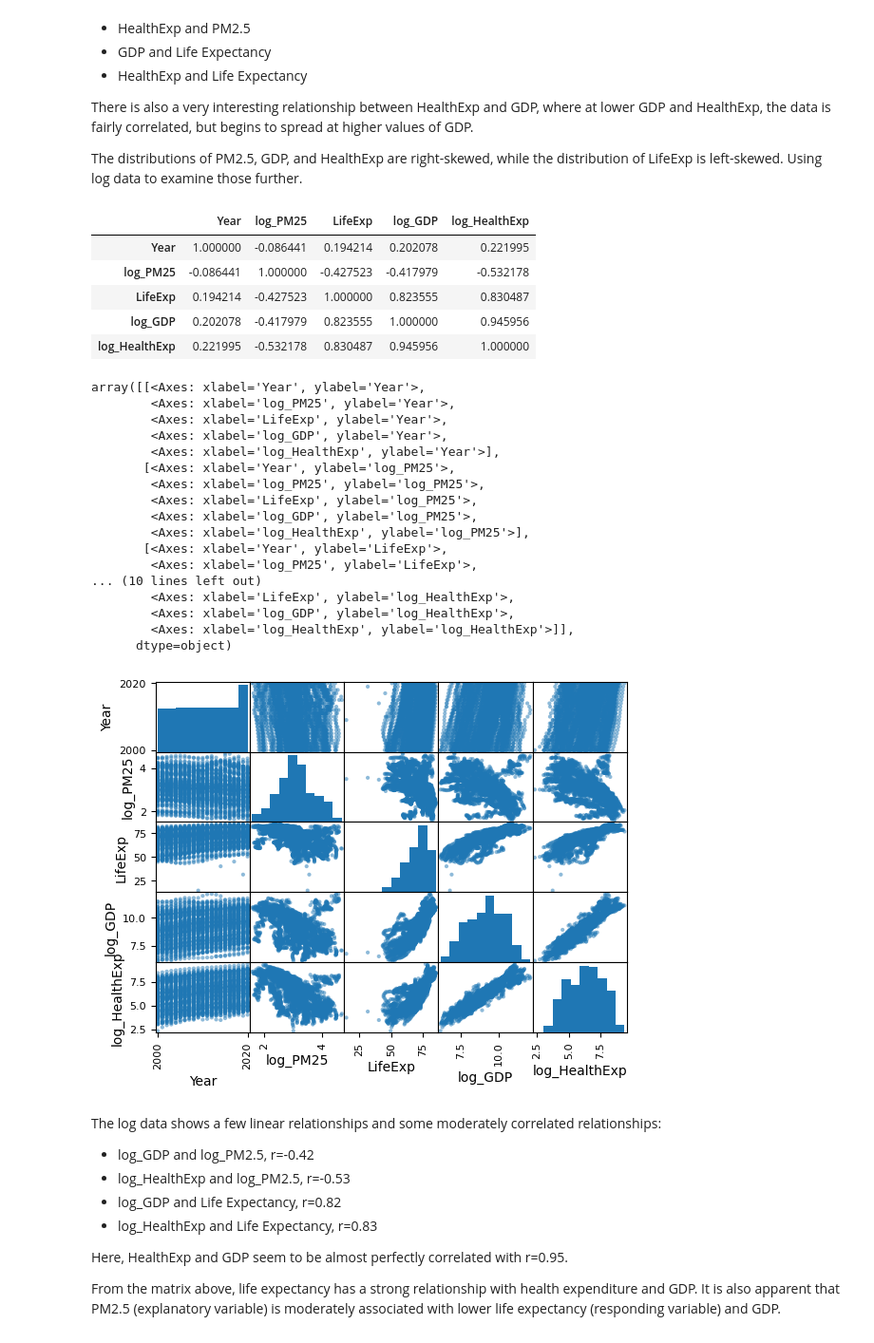
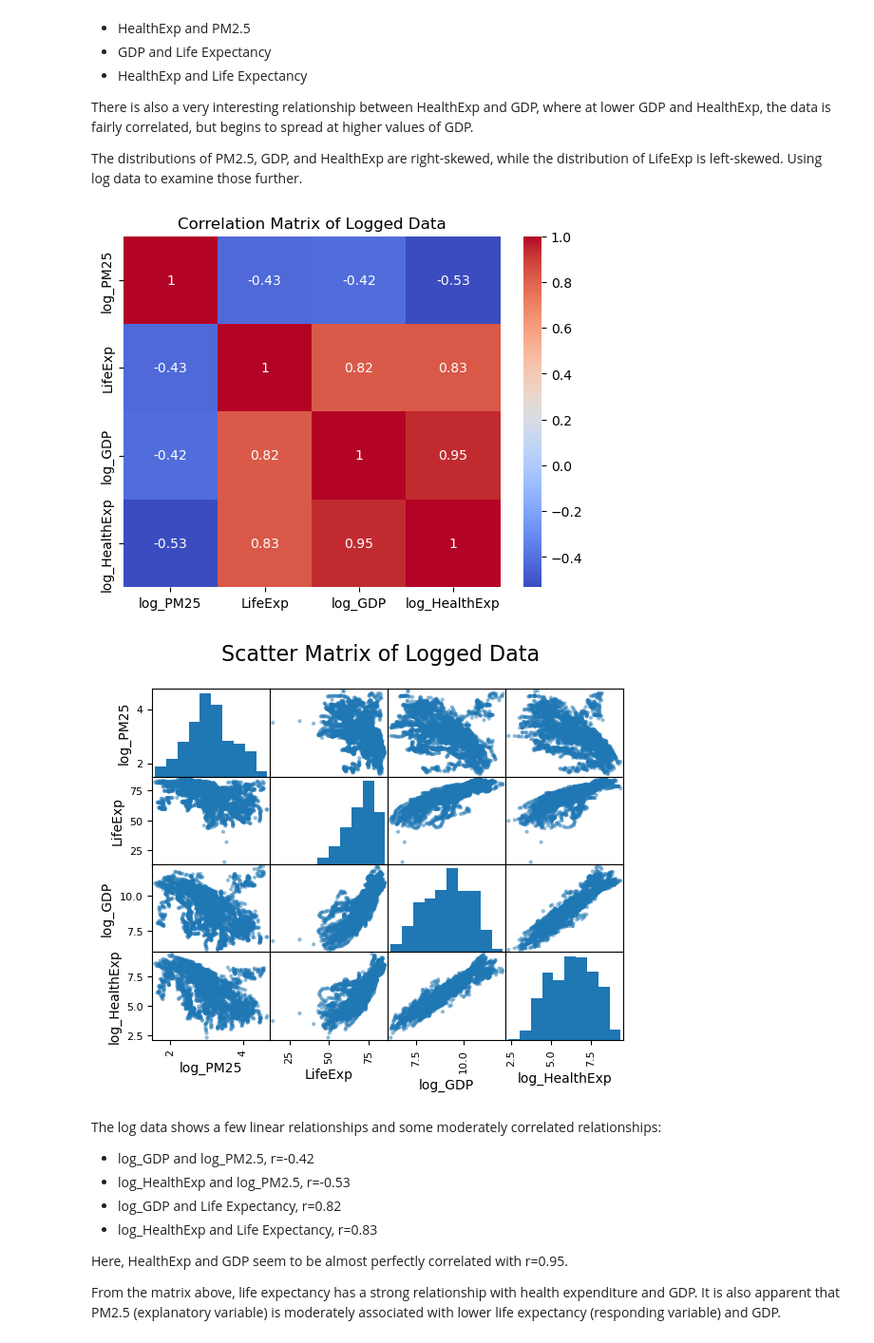
Before and after one commit to Gskakar/Mini_Project_195, a Jupyter notebook: 195_EDA.ipynb, the cells around one changed output. Shown at 95% size. Cells and saved outputs as stored; diff of their text form; code cells hidden in the pictures.

```diff
--- a/195_EDA.ipynb
+++ b/195_EDA.ipynb
@@ -118,36 +103,20 @@ The distributions of PM2.5, GDP, and HealthExp are right-skewed, while the distr
 Using log data to examine those further.
 # %%
 # looking at correlations for log relationships
-log_cols_of_interest = ["Year", "log_PM25", "LifeExp", "log_GDP", "log_HealthExp"]
-data[log_cols_of_interest].corr(numeric_only=True)
+log_cols_of_interest = ["log_PM25", "LifeExp", "log_GDP", "log_HealthExp"]
+log_corr = data[log_cols_of_interest].corr(numeric_only=True)
+sns.heatmap(log_corr, annot=True, cmap="coolwarm")
+plt.title("Correlation Matrix of Logged Data")
+plt.show()
 # %% [output]
-|  | Year | log_PM25 | LifeExp | log_GDP | log_HealthExp |
-| Year | 1.000000 | -0.086441 | 0.194214 | 0.202078 | 0.221995 |
-| log_PM25 | -0.086441 | 1.000000 | -0.427523 | -0.417979 | -0.532178 |
-| LifeExp | 0.194214 | -0.427523 | 1.000000 | 0.823555 | 0.830487 |
-| log_GDP | 0.202078 | -0.417979 | 0.823555 | 1.000000 | 0.945956 |
-| log_HealthExp | 0.221995 | -0.532178 | 0.830487 | 0.945956 | 1.000000 |
+[figure, added]
 # %%
-pd.plotting.scatter_matrix(data[log_cols_of_interest])
+logged_data_matrix = pd.plotting.scatter_matrix(data[log_cols_of_interest])
+
+plt.suptitle('Scatter Matrix of Logged Data', fontsize=16)
+plt.show()
 # %% [output]
-array([[<Axes: xlabel='Year', ylabel='Year'>,
-        <Axes: xlabel='log_PM25', ylabel='Year'>,
-        <Axes: xlabel='LifeExp', ylabel='Year'>,
-        <Axes: xlabel='log_GDP', ylabel='Year'>,
-        <Axes: xlabel='log_HealthExp', ylabel='Year'>],
-       [<Axes: xlabel='Year', ylabel='log_PM25'>,
-        <Axes: xlabel='log_PM25', ylabel='log_PM25'>,
-        <Axes: xlabel='LifeExp', ylabel='log_PM25'>,
-        <Axes: xlabel='log_GDP', ylabel='log_PM25'>,
-        <Axes: xlabel='log_HealthExp', ylabel='log_PM25'>],
-       [<Axes: xlabel='Year', ylabel='LifeExp'>,
-        <Axes: xlabel='log_PM25', ylabel='LifeExp'>,
-... (10 lines left out)
-        <Axes: xlabel='LifeExp', ylabel='log_HealthExp'>,
-        <Axes: xlabel='log_GDP', ylabel='log_HealthExp'>,
-        <Axes: xlabel='log_HealthExp', ylabel='log_HealthExp'>]],
-      dtype=object)
-[figure, old version]
+[figure, new version]
 # %% [markdown]
 The log data shows a few linear relationships and some moderately correlated relationships:
 * log_GDP and log_PM2.5, r=-0.42
```
Also changed, not shown: parts of 15 cells of this notebook.
